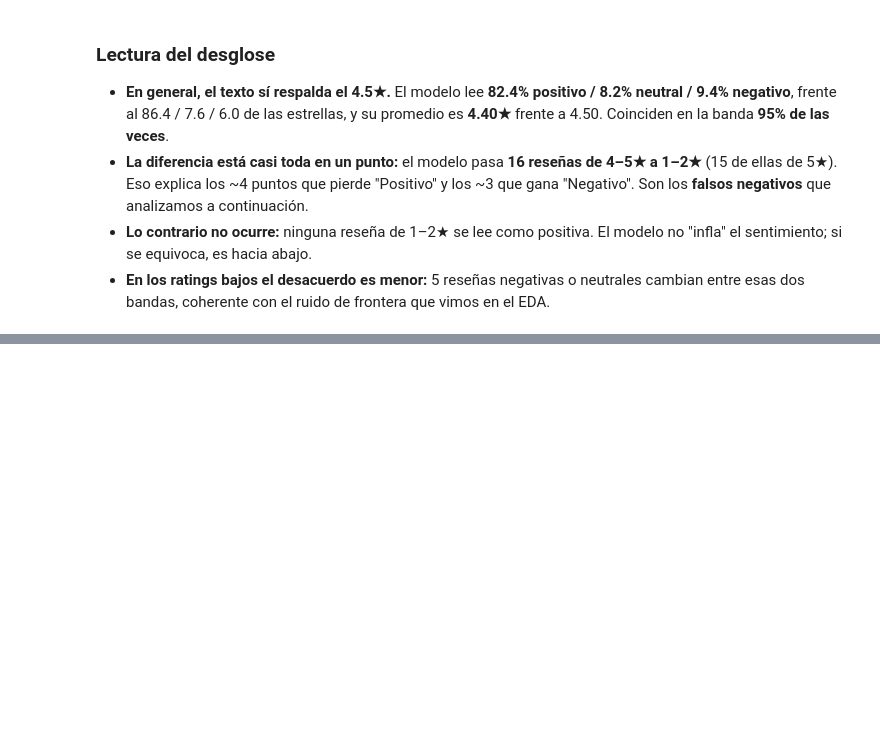
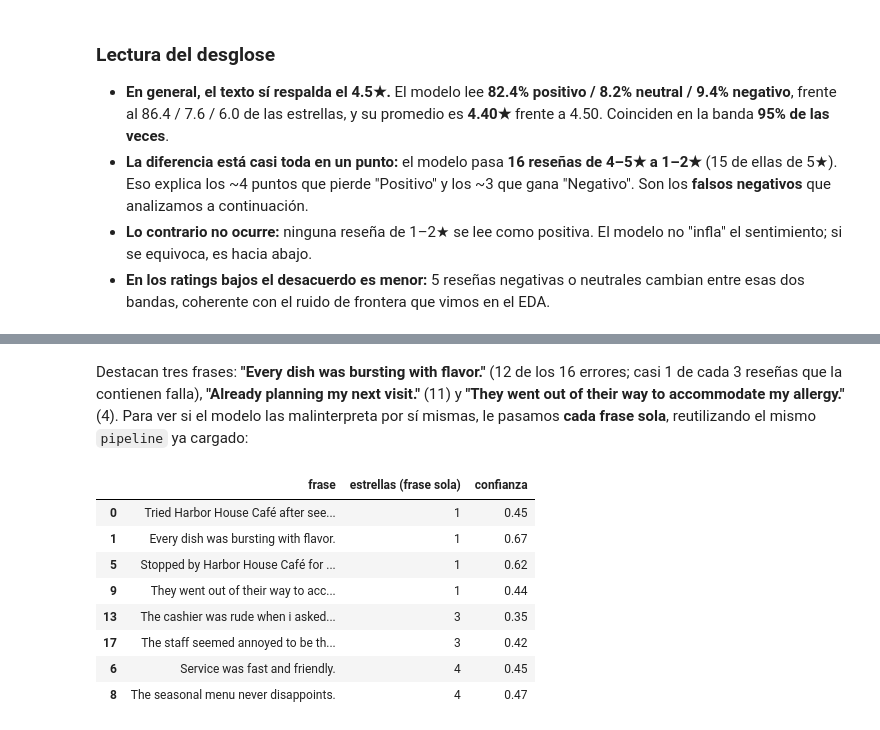
Before and after one commit to 4GeeksAcademy/juan-gouveia-machine-learning-python-template, a Jupyter notebook: src/explore.ipynb, the cells around one changed output, grey strips where cells are left out. Cells and saved outputs as stored; diff of their text form; code cells hidden in the pictures; blank space fills up the shorter version.

```diff
--- a/src/explore.ipynb
+++ b/src/explore.ipynb
@@ -404,0 +476,21 @@ Coincidencia de banda: 95.0%  |  coincidencia exacta de estrellas: 85.8%
+# %% [markdown]
+Destacan tres frases: **"Every dish was bursting with flavor."** (12 de los 16 errores; casi 1 de cada 3 reseñas que la contienen falla), **"Already planning my next visit."** (11) y **"They went out of their way to accommodate my allergy."** (4). Para ver si el modelo las malinterpreta por sí mismas, le pasamos **cada frase sola**, reutilizando el mismo `pipeline` ya cargado:
+# %%
+fn_sentences = pos_sentences.loc[pos_sentences["is_fn"], "sentence"].unique().tolist()
+isolated = sentiment_clf(fn_sentences, batch_size=16)
+isolated_df = pd.DataFrame({
+    "frase": fn_sentences,
+    "estrellas (frase sola)": [int(p["label"].split()[0]) for p in isolated],
+    "confianza": [round(p["score"], 2) for p in isolated],
+}).sort_values("estrellas (frase sola)")
+isolated_df.head(8)
+# %% [output]
+|  | frase | estrellas (frase sola) | confianza |
+| 0 | Tried Harbor House Café after see... | 1 | 0.45 |
+| 1 | Every dish was bursting with flavor. | 1 | 0.67 |
+| 5 | Stopped by Harbor House Café for ... | 1 | 0.62 |
+| 9 | They went out of their way to acc... | 1 | 0.44 |
+| 13 | The cashier was rude when i asked... | 3 | 0.35 |
+| 17 | The staff seemed annoyed to be th... | 3 | 0.42 |
+| 6 | Service was fast and friendly. | 4 | 0.45 |
+| 8 | The seasonal menu never disappoints. | 4 | 0.47 |
```
Also changed, not shown: parts of 11 cells of this notebook.
